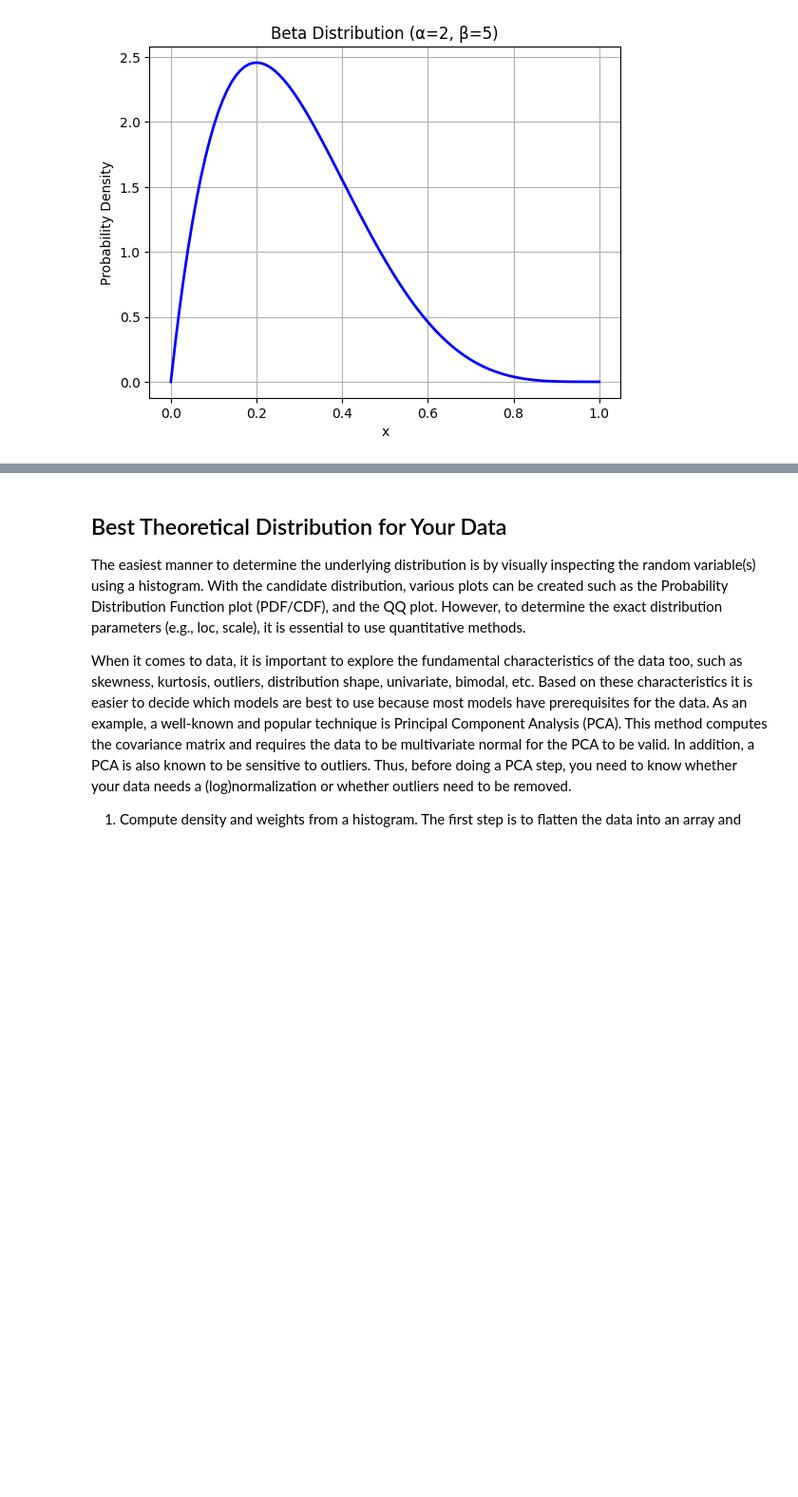
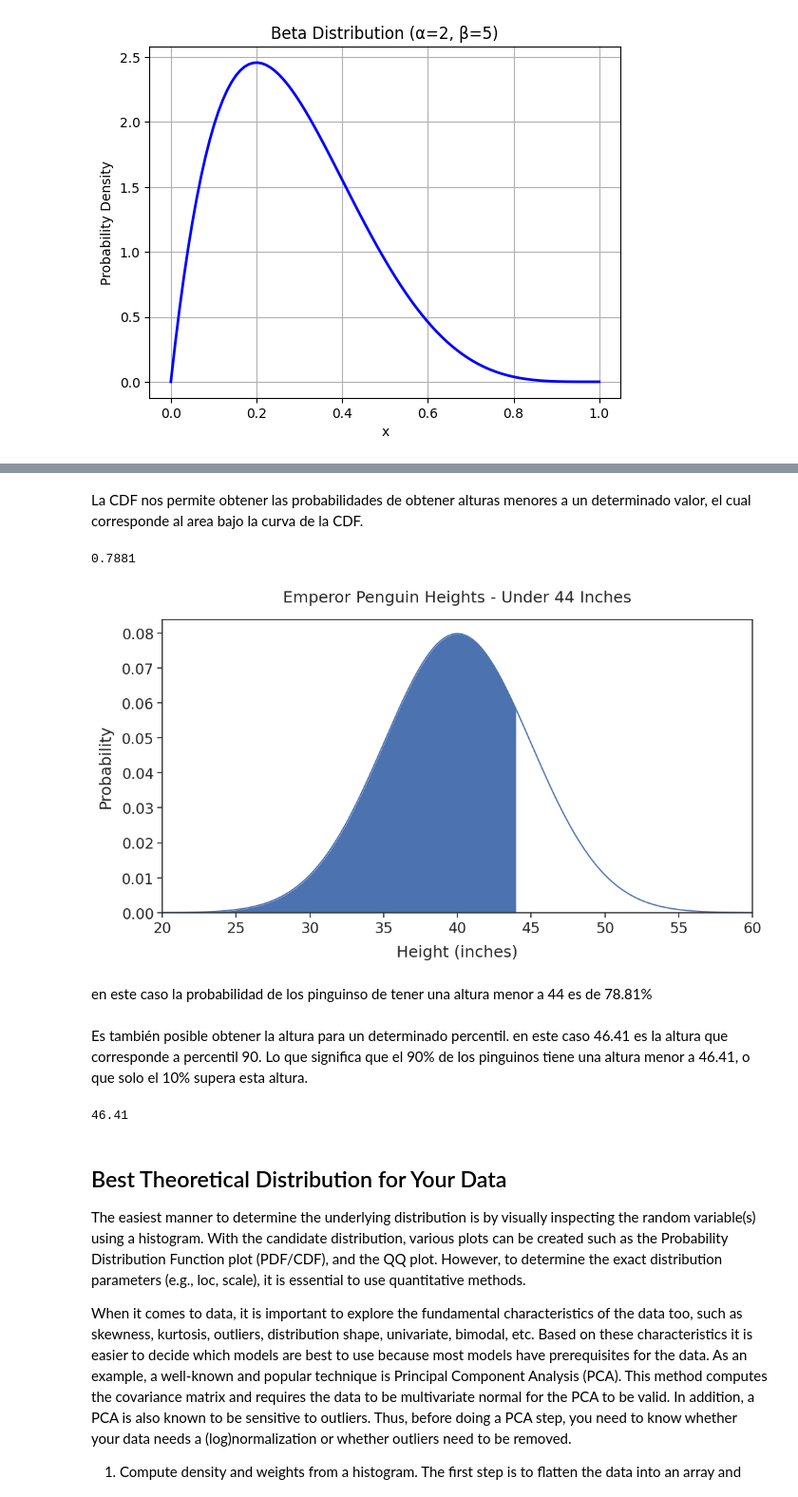
Before and after one commit to edieraristizabal/MachineLearning, a Jupyter notebook: NOTEBOOKS/05_EDA.ipynb, the cells around one changed output, grey strips where cells are left out. Shown at 95% size. Drawn from its saved outputs; the diff is of its cells as text; code cells hidden in the pictures; blank space fills up the shorter version.

```diff
--- a/NOTEBOOKS/05_EDA.ipynb
+++ b/NOTEBOOKS/05_EDA.ipynb
@@ -247,3 +326,42 @@ plt.show()
+# %% [markdown]
+La CDF nos permite obtener las probabilidades de obtener alturas menores a un determinado valor, el cual corresponde al area bajo la curva de la CDF.
+# %%
+below_44 = height_distribution.cdf(44)
+print(below_44.round(4))
+
+# set graph size
+plt.figure(figsize=(12, 6))
+
+# plot density curve
+plt.plot(height_values, probabilities)
+# Shade the region where height <= 44 inches
+shaded_region =  (height_values <= 44)
+plt.fill_between(height_values, probabilities, where=shaded_region)
+
+# Remove the dead space
+axes = plt.gca()
+axes.set_xlim([min_height, max_height])
+ymin, ymax = axes.get_ylim()
+axes.set_ylim([0, ymax])
+
+plt.title("Emperor Penguin Heights - Under 44 Inches", pad=20)
+plt.xlabel("Height (inches)", labelpad=10)
+plt.ylabel("Probability", labelpad=10)
+plt.show()
+# %% [output]
+0.7881
+[figure, added]
+# %% [markdown]
+en este caso la probabilidad de los pinguinso de tener una altura menor a 44 es de 78.81%
+# %% [markdown]
+Es también posible obtener la altura para un determinado percentil. en este caso 46.41 es la altura que corresponde a percentil 90. Lo que significa que el 90% de los pinguinos tiene una altura menor a 46.41, o que solo el 10% supera esta altura.
+# %%
+# scipy.stats.norm.ppf() expects fraction as the input
+# so pass 0.9 to find 90th percentile
+percentile_90th = height_distribution.ppf(0.9)
+percentile_90th.round(2)
+# %% [output]
+46.41
 # %% [markdown]
 ## Best Theoretical Distribution for Your Data
 The easiest manner to determine the underlying distribution is by visually inspecting the random variable(s) using a histogram. With the candidate distribution, various plots can be created such as the Probability Distribution Function plot (PDF/CDF), and the QQ plot. However, to determine the exact distribution parameters (e.g., loc, scale), it is essential to use quantitative methods.
```
Also changed, not shown: parts of 12 cells of this notebook, 7 other files.
